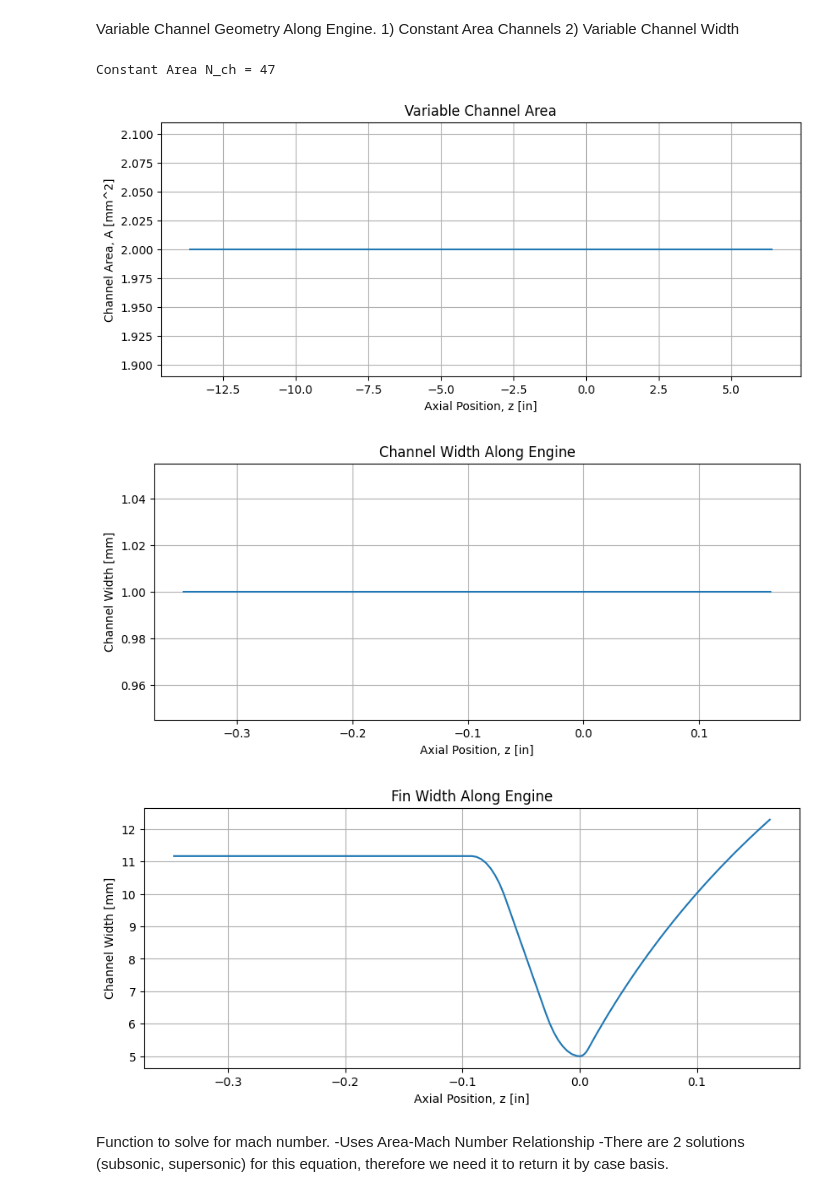
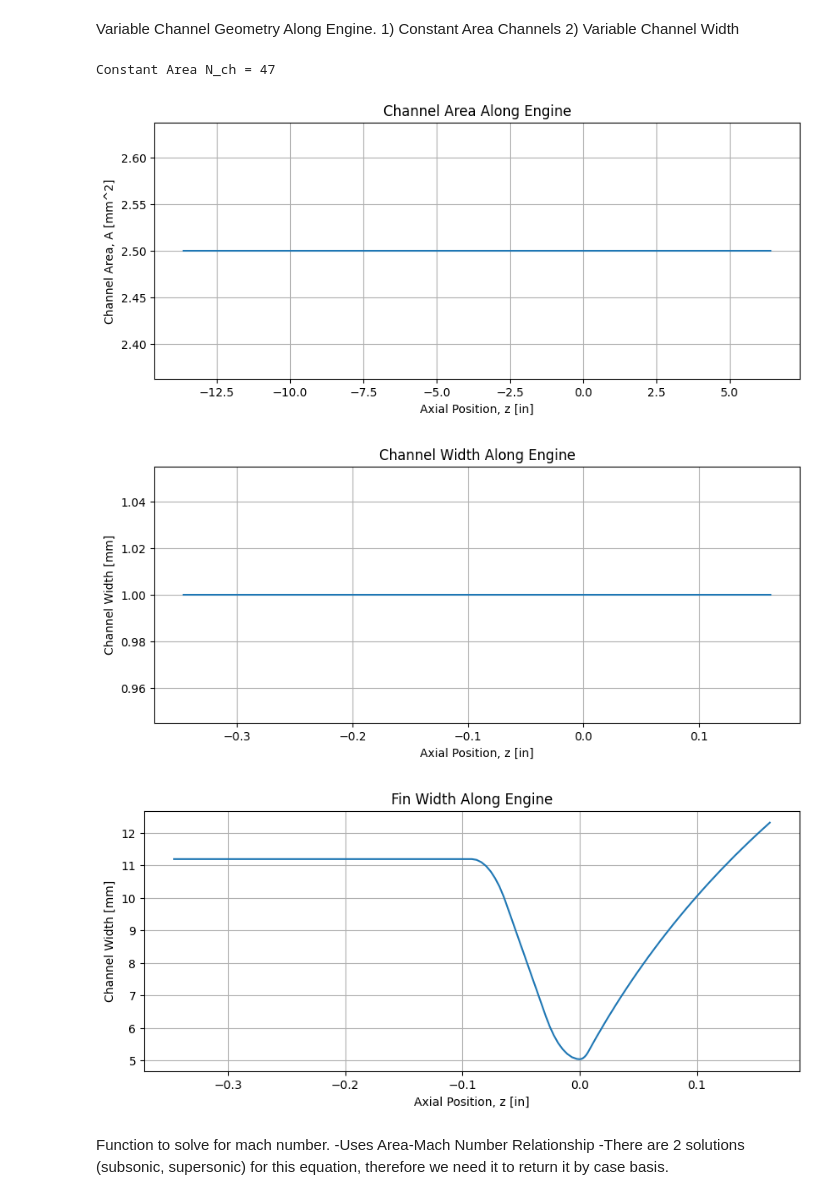
Before and after one commit to gt-space/engine-designer, a Jupyter notebook: engineDesigner_v6.0/1D-ChannelSizeOptimization.ipynb, the cells around one changed output. Cells and saved outputs as stored; diff of their text form; code cells hidden in the pictures.

```diff
--- a/engineDesigner_v6.0/1D-ChannelSizeOptimization.ipynb
+++ b/engineDesigner_v6.0/1D-ChannelSizeOptimization.ipynb
@@ -75,7 +72,7 @@ eps_exp = 5.149 #expansion ratio
 
 #Channel Throat Geometry Inputs
 tw = (1)/1000 #m, hot wall thickness
-h_ch = (2)/1000 #m, channel height (radial direction) at throat
+h_ch = (2.5)/1000 #m, channel height (radial direction) at throat
 w_fin_throat = (5)/1000 #m, fin width at throat
 w_ch_throat = (1)/1000 #m, channel width (tangential direction) at throat
 
@@ -85,7 +82,7 @@ liner_mat = GRcop_42 #assign material used for liner
 roughness = 0.2*(10**-6) #m
 
 #Engine Parameters
-Pc_psi = 250 #psi
+Pc_psi = 250 #psi5
 mdot = 6 #kg/s
 MR = 2.2
 T_target = 3174.0 # lbf, Target Actual Thrust
@@ -183,35 +180,35 @@ w_fin = np.full_like(r, w_fin_throat)
 Dh = 2*w_ch*h_ch / (w_ch + h_ch)
 print("Variable Area N_ch =", N_ch)"""
 
 #plot channel area vs. axial position
 plt.figure(figsize=(10, 4))
 plt.plot(z_in, (w_ch*h_ch*1000**2))
 plt.xlabel("Axial Position, z [in]")
 plt.ylabel("Channel Area, A [mm^2]")
-plt.title("Variable Channel Area")
+plt.title("Channel Area Along Engine")
 plt.grid()
 plt.show()
 
 #plot channel width vs. axial position
 plt.figure(figsize=(10, 4))
 plt.plot(z, w_ch*1000, label="Channel Width")
 plt.xlabel("Axial Position, z [in]")
 plt.ylabel("Channel Width [mm]")
 plt.title("Channel Width Along Engine")
 plt.grid()
 plt.show()
 
 #plot fin width vs. axial position
 plt.figure(figsize=(10, 4))
 plt.plot(z, w_fin*1000, label="Channel Width")
 plt.xlabel("Axial Position, z [in]")
 plt.ylabel("Channel Width [mm]")
 plt.title("Fin Width Along Engine")
 plt.grid()
 plt.show()
 # %% [output]
 Constant Area N_ch = 47
-[figure, old version]
+[figure, new version]
 [figure]
 [figure]
 # %% [markdown]
```
Also changed, not shown: parts of 3 cells of this notebook.
